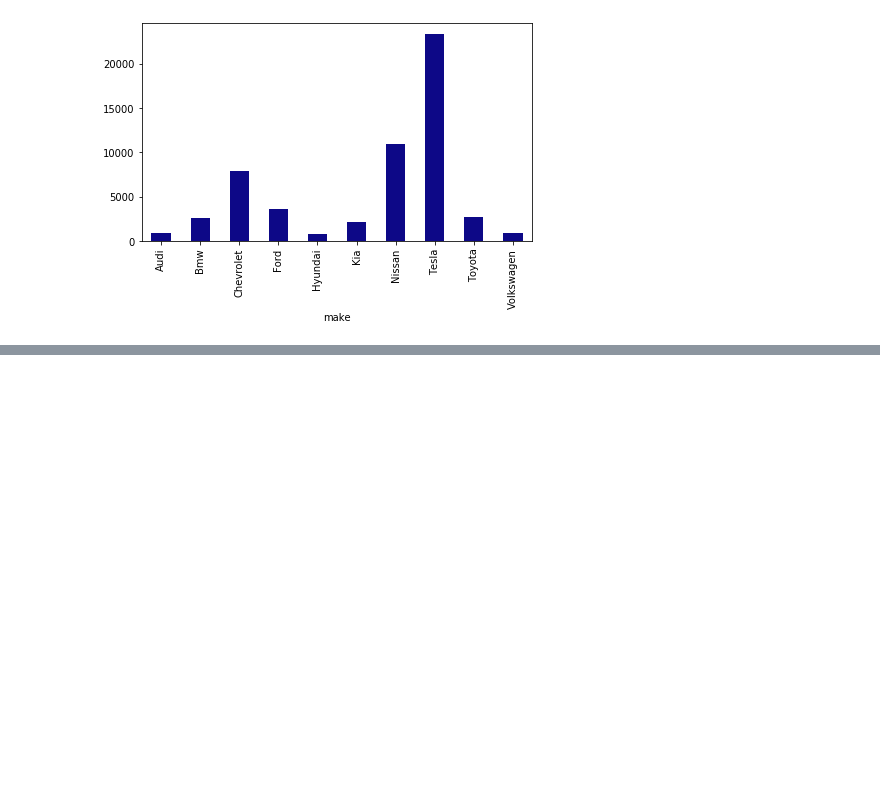
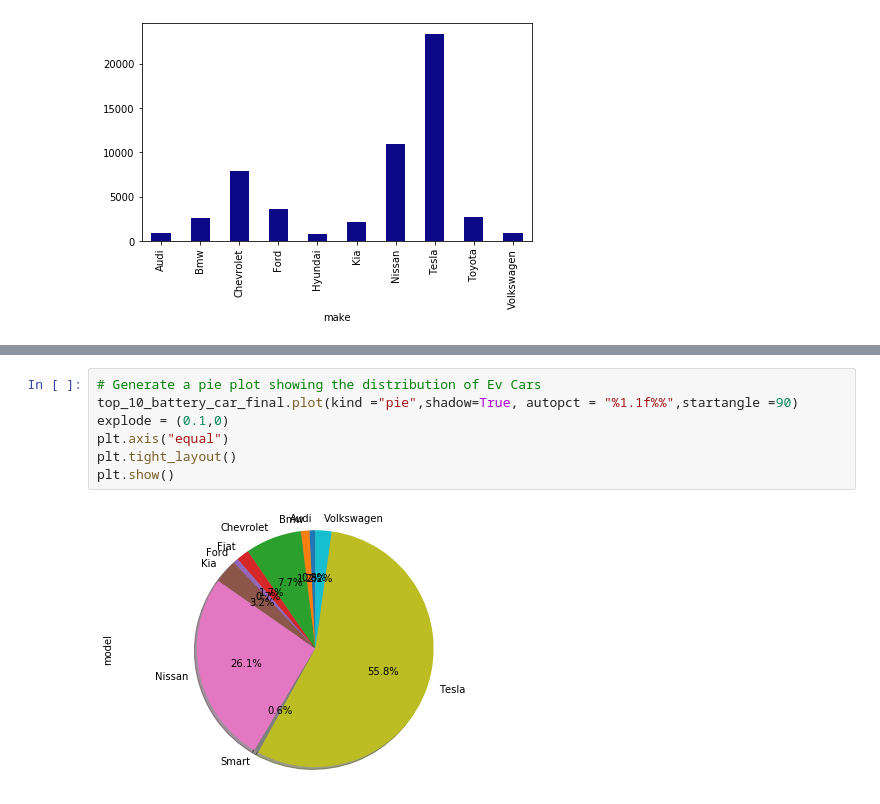
Before and after one commit to charlim26/Project-2-EV, a Jupyter notebook: electric_car_charts.ipynb, the cells around one changed output, grey strips where cells are left out. Cells and saved outputs as stored; diff of their text form; blank space fills up the shorter version.

```diff
--- a/electric_car_charts.ipynb
+++ b/electric_car_charts.ipynb
@@ -157,0 +209,9 @@ plt.show()
+# %%
+# Generate a pie plot showing the distribution of Ev Cars
+top_10_battery_car_final.plot(kind ="pie",shadow=True, autopct = "%1.1f%%",startangle =90)
+explode = (0.1,0)
+plt.axis("equal")
+plt.tight_layout()
+plt.show()
+# %% [output]
+[figure, added]
```
Also changed, not shown: parts of 19 cells of this notebook.
